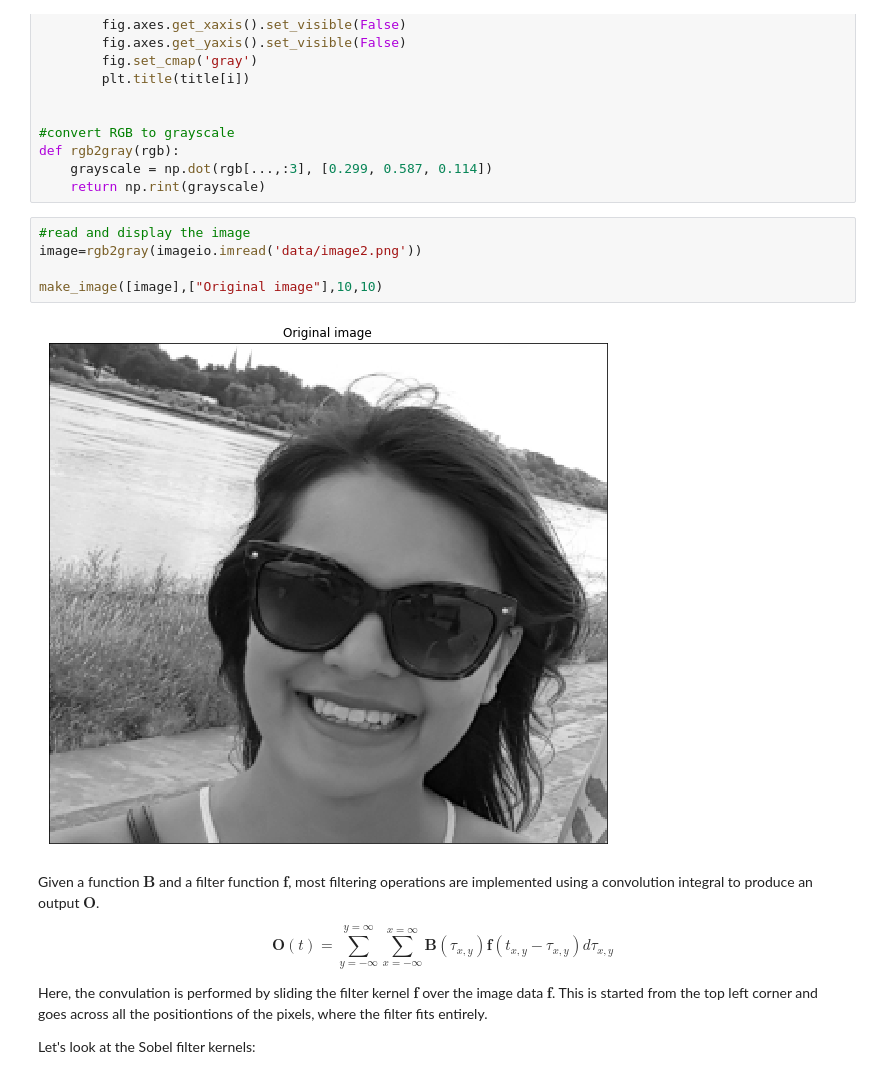
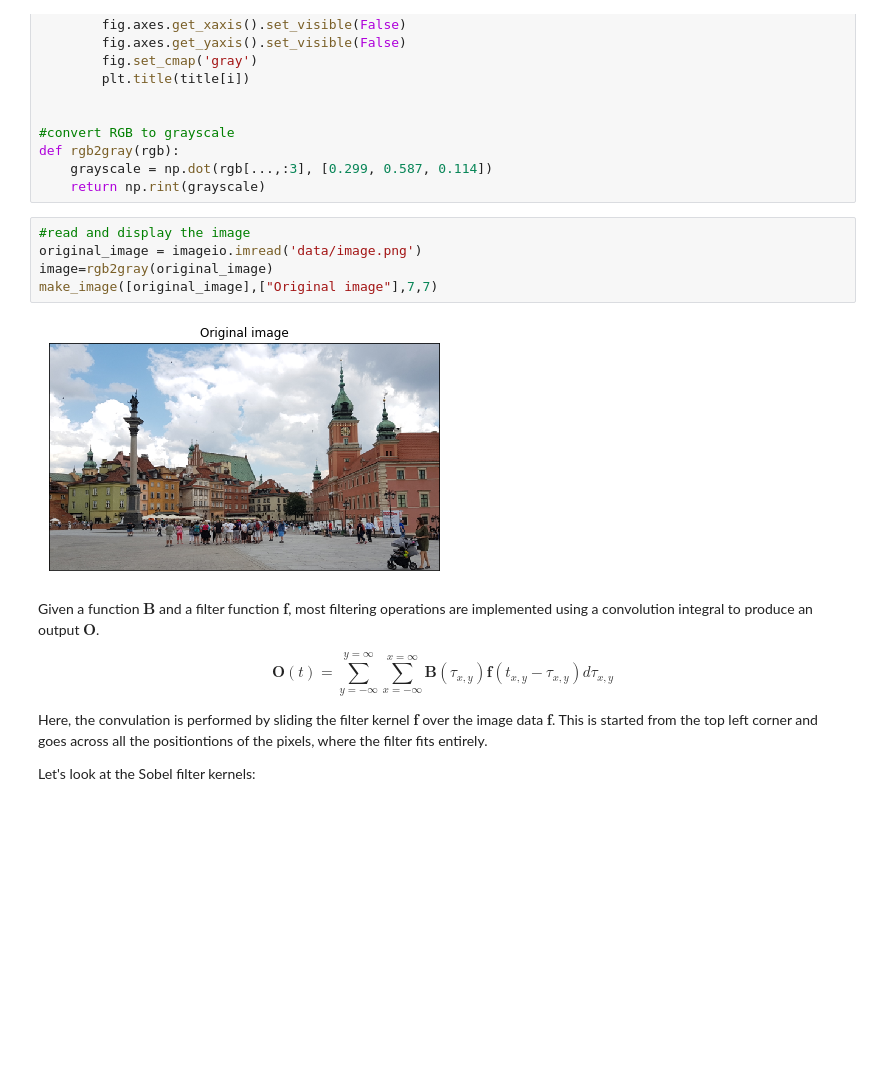
Before and after one commit to riedelx/edge-detection-filter, a Jupyter notebook: edge-detection-filter.ipynb, the cells around one changed output. Drawn from its saved outputs; the diff is of its cells as text; blank space fills up the shorter version.

```diff
--- a/edge-detection-filter.ipynb
+++ b/edge-detection-filter.ipynb
@@ -32,11 +26,11 @@ def rgb2gray(rgb):
     return np.rint(grayscale)
 # %%
 #read and display the image
-image=rgb2gray(imageio.imread('data/image2.png'))
-
-make_image([image],["Original image"],10,10)
+original_image = imageio.imread('data/image.png')
+image=rgb2gray(original_image)
+make_image([original_image],["Original image"],7,7)
 # %% [output]
-[figure, old version]
+[figure, new version]
 # %% [markdown]
 Given a function $\mathbf{B}$ and a filter function $\mathbf{f}$, most filtering operations are implemented using a convolution
 integral to produce an output $\mathbf{O}$.
```
Also changed, not shown: parts of 4 cells of this notebook.
